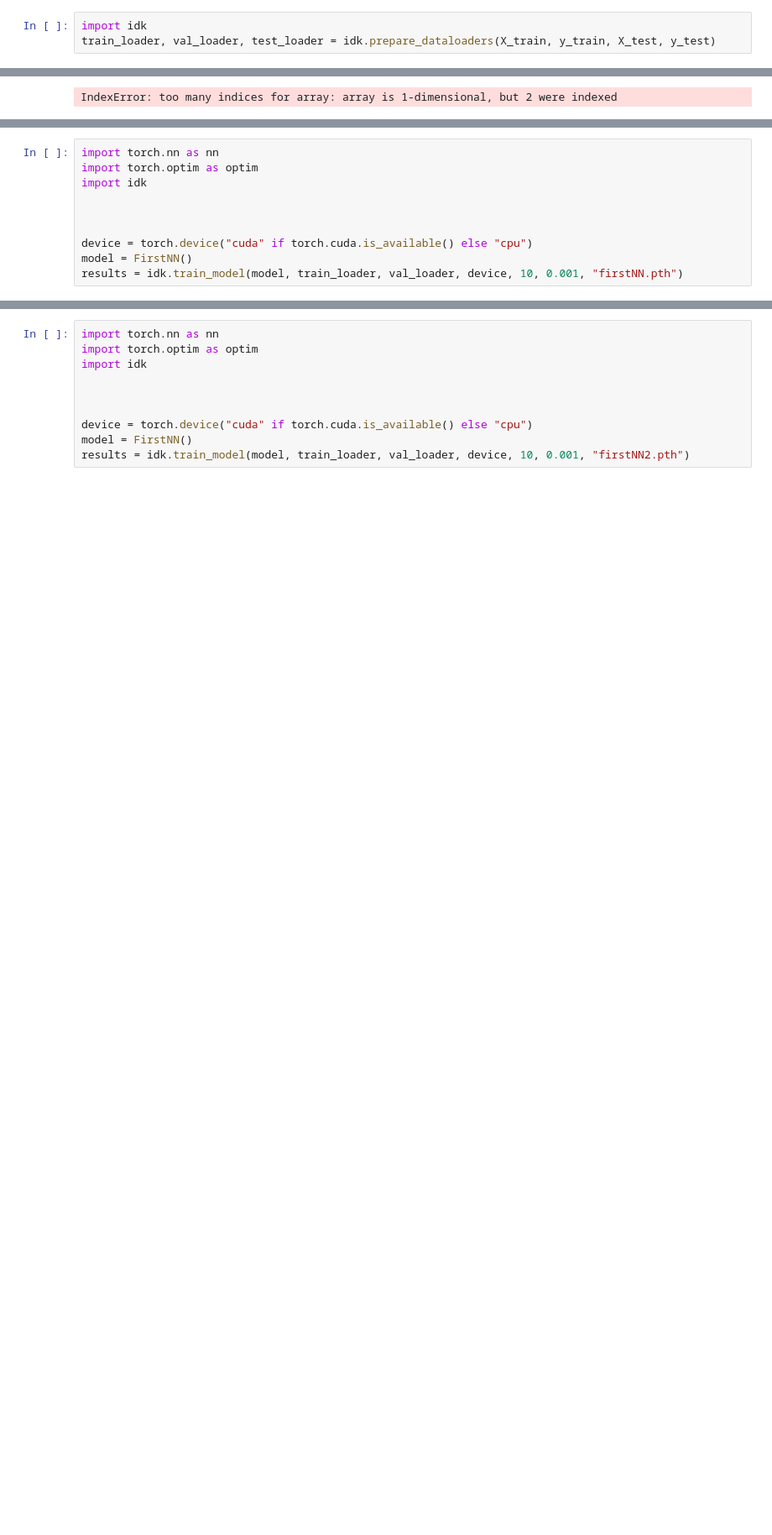
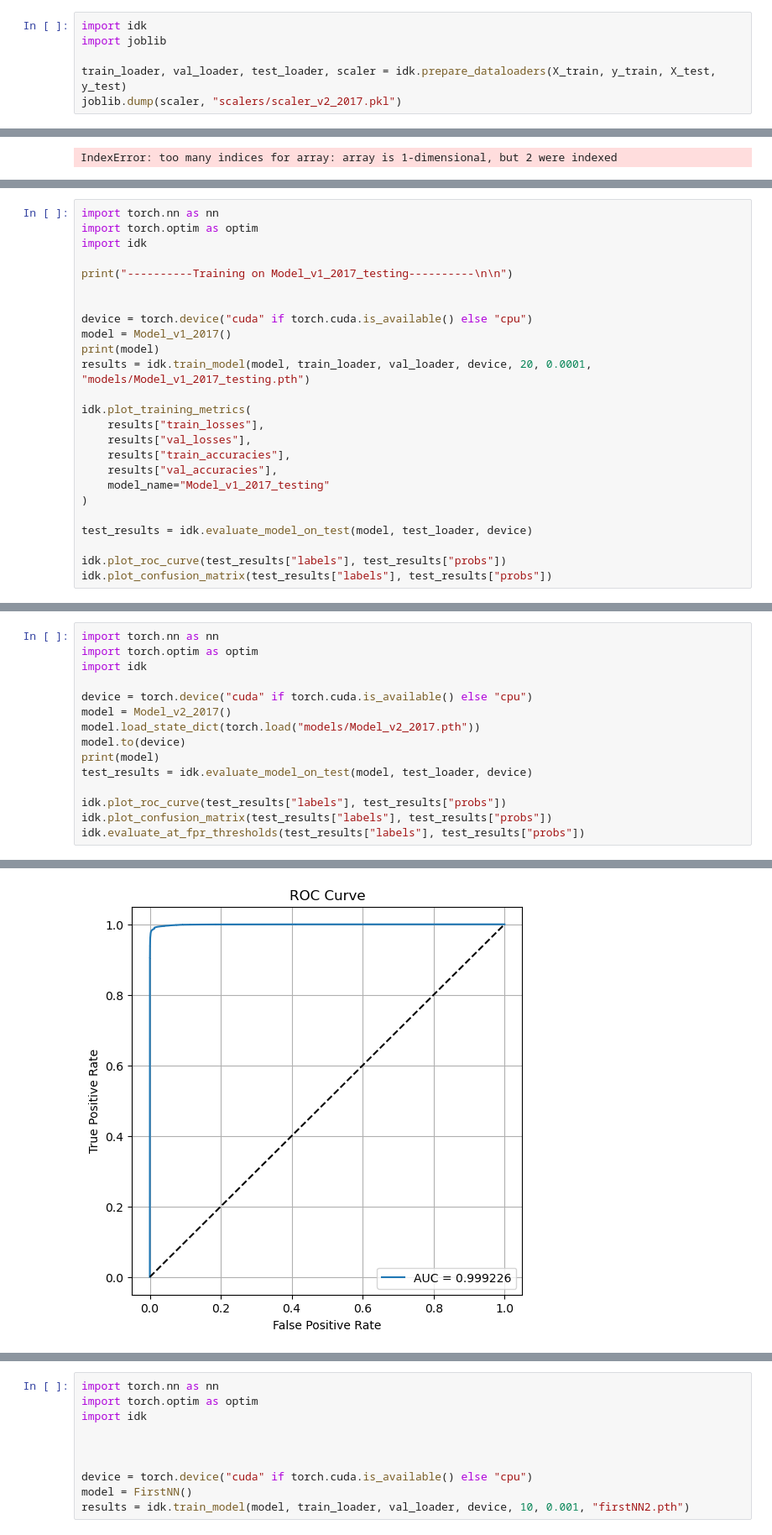
Before and after one commit to AlisaUrsu/SentinelExec_Models, a Jupyter notebook: Licenta.ipynb, the cells around one changed output, grey strips where cells are left out. Shown at 84% size. Saved outputs shown, nothing was run; the diff lists cells and outputs as text; blank space fills up the shorter version.

Commit message:
Testing app

```diff
--- a/Licenta.ipynb
+++ b/Licenta.ipynb
@@ -113,4 +113,7 @@ data_dir = "F://ember_dataset//ember"
 X_train, y_train, X_test, y_test = feature_extractors.read_vectorized_features(data_dir)
 # %%
 import idk
-train_loader, val_loader, test_loader = idk.prepare_dataloaders(X_train, y_train, X_test, y_test)
+import joblib
+
+train_loader, val_loader, test_loader, scaler = idk.prepare_dataloaders(X_train, y_train, X_test, y_test)
+joblib.dump(scaler, "scalers/scaler_v2_2017.pkl")
@@ -423,9 +381,24 @@ import torch.nn as nn
 import torch.optim as optim
 import idk
 
+print("----------Training on Model_v1_2017_testing----------\n\n")
 
 
 device = torch.device("cuda" if torch.cuda.is_available() else "cpu")
-model = FirstNN()
-results = idk.train_model(model, train_loader, val_loader, device, 10, 0.001, "firstNN.pth")
+model = Model_v1_2017()
+print(model)
+results = idk.train_model(model, train_loader, val_loader, device, 20, 0.0001, "models/Model_v1_2017_testing.pth")
+
+idk.plot_training_metrics(
+    results["train_losses"],
+    results["val_losses"],
+    results["train_accuracies"],
+    results["val_accuracies"],
+    model_name="Model_v1_2017_testing"
+)
+
+test_results = idk.evaluate_model_on_test(model, test_loader, device)
+
+idk.plot_roc_curve(test_results["labels"], test_results["probs"])
+idk.plot_confusion_matrix(test_results["labels"], test_results["probs"])
 # %% [output]
@@ -447,0 +407,16 @@ Epoch 10 | Train Loss: 0.0255 | Train Acc: 0.9914 | Val Loss: 0.0229 | Val Acc:
+# %%
+import torch.nn as nn
+import torch.optim as optim
+import idk
+
+device = torch.device("cuda" if torch.cuda.is_available() else "cpu")
+model = Model_v2_2017()
+model.load_state_dict(torch.load("models/Model_v2_2017.pth"))
+model.to(device)
+print(model)
+test_results = idk.evaluate_model_on_test(model, test_loader, device)
+
+idk.plot_roc_curve(test_results["labels"], test_results["probs"])
+idk.plot_confusion_matrix(test_results["labels"], test_results["probs"])
+idk.evaluate_at_fpr_thresholds(test_results["labels"], test_results["probs"])
+# %% [output]
@@ -447,0 +440 @@ Epoch 10 | Train Loss: 0.0255 | Train Acc: 0.9914 | Val Loss: 0.0229 | Val Acc:
+[figure, added]
```
Also changed, not shown: parts of 8 cells of this notebook, 11 other files.
